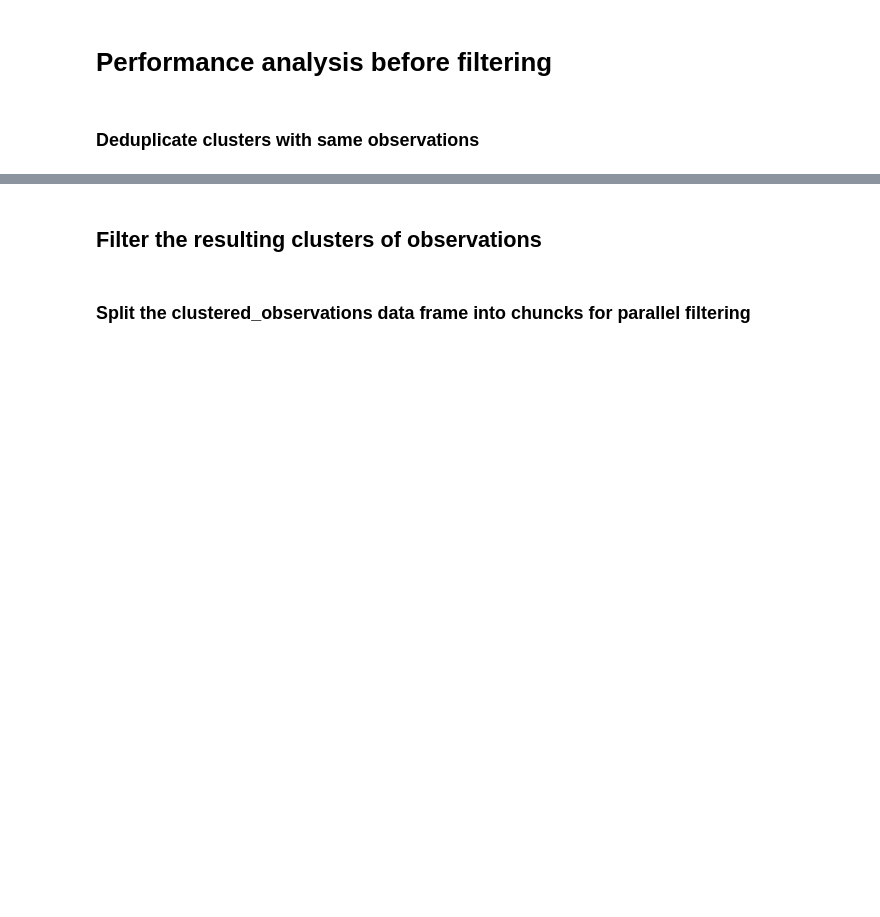
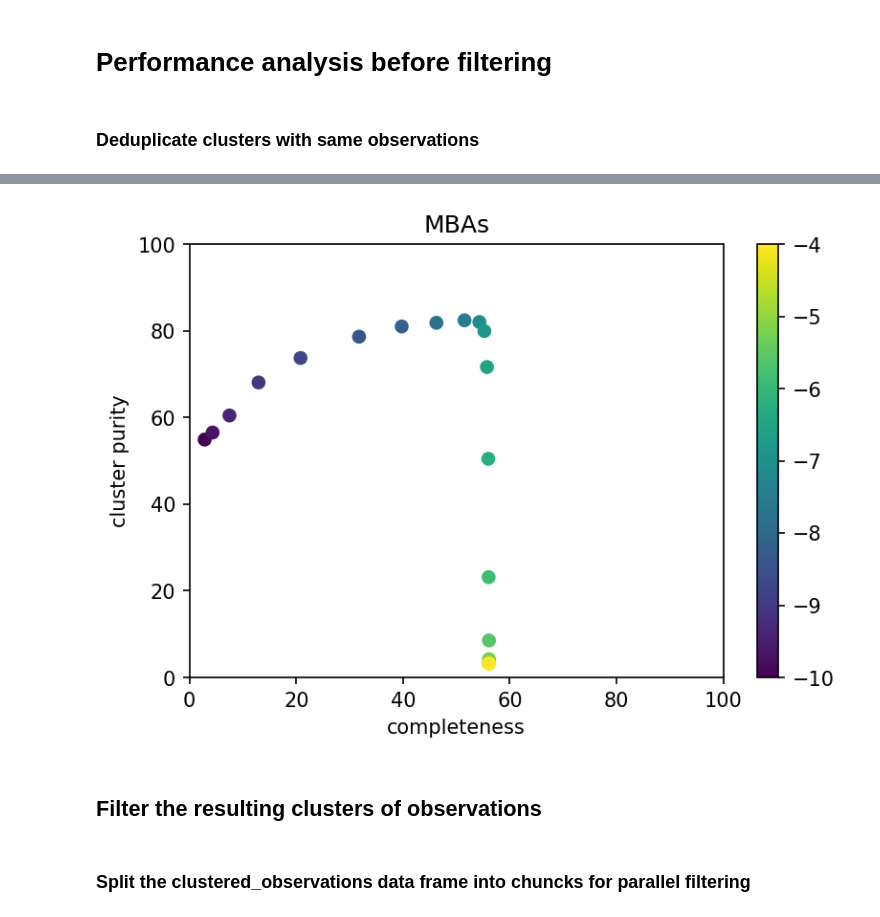
Before and after one commit to lsst-dm/heliolinc2, a Jupyter notebook: LSST_HelioLinC2_end_to_end_test_meanstate.ipynb, the cells around one changed output, grey strips where cells are left out. Saved outputs shown, nothing was run; the diff lists cells and outputs as text; code cells hidden in the pictures; blank space fills up the shorter version.

```diff
--- a/LSST_HelioLinC2_end_to_end_test_meanstate.ipynb
+++ b/LSST_HelioLinC2_end_to_end_test_meanstate.ipynb
@@ -258,0 +334,16 @@ before_filtering
+# %%
+completeness_mba=[]
+completeness_neo=[]
+pure_mba=[]
+pure_neo=[]
+
+tol_range=np.logspace(-10, -4, num=20)
+
+for tol in tol_range:
+    cog3=clustered_observations[clustered_observations['var_pos']<tol].reset_index(drop=True)
+    cod=hl.deduplicateClusters(cog3.sort_values(by=['var_pos','var_vel']) )
+    difi_res_df=hl.df2difi(data_dir, fnobservations, cod, 'analysis_before_filtering.csv', minobs=4, findability='tracklets', nnights=2, nobspernight=2)
+    completeness_mba.append(difi_res_df.completeness[1])
+    completeness_neo.append(difi_res_df.completeness[2])
+    pure_mba.append(difi_res_df.pure_linkages[1]/difi_res_df.linkages[1])
+    pure_neo=(difi_res_df.pure_linkages[2]/difi_res_df.linkages[2])
@@ -259,3 +385,15 @@ before_filtering
+# %%
+plt.figure(dpi=150)
+plt.title("MBAs")
+plt.scatter(completeness_mba,np.array(pure_mba)*100,c=np.log10(tol_range))
+plt.xlim(0,100)
+plt.ylim(0,100)
+plt.colorbar()
+plt.ylabel('cluster purity')
+plt.xlabel('completeness')
+plt.show()
+# %% [output]
+[figure, added]
 # %% [markdown]
 ## Filter the resulting clusters of observations
 # %% [markdown]
```
Also changed, not shown: parts of 22 cells of this notebook, 6 other files.
